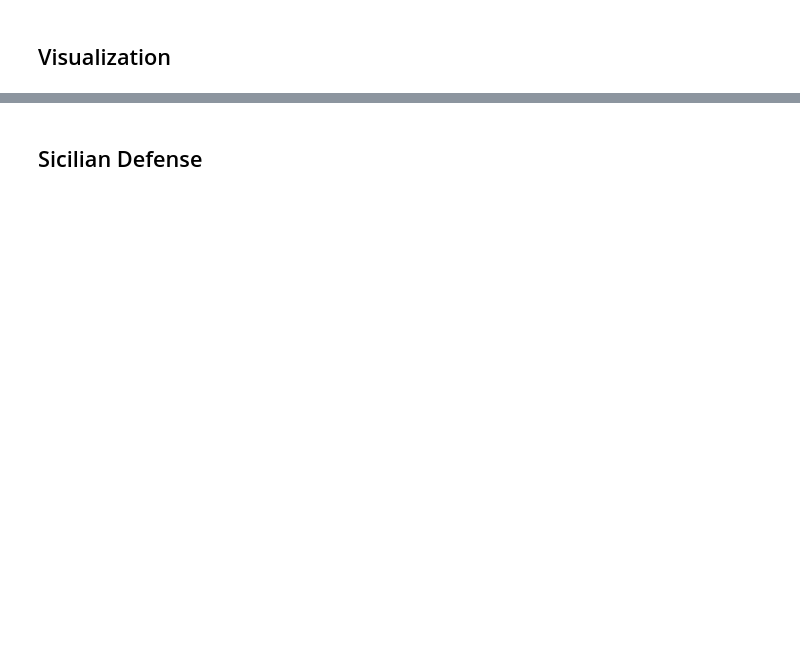
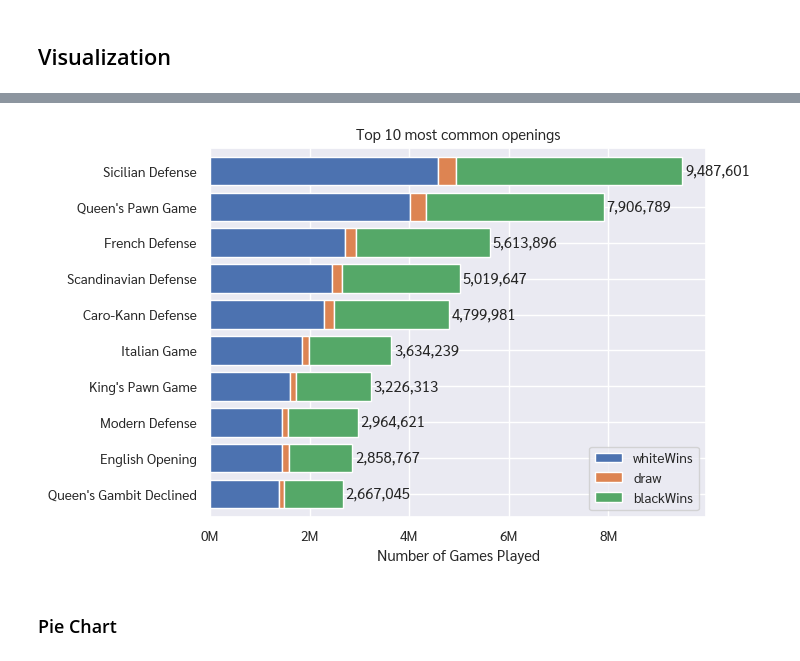
Before and after one commit to PawinChan/bigChessData, a Jupyter notebook: nb_GeneralVisualization.ipynb, the cells around one changed output, grey strips where cells are left out. Cells and saved outputs as stored; diff of their text form; code cells hidden in the pictures; blank space fills up the shorter version.

```diff
--- a/nb_GeneralVisualization.ipynb
+++ b/nb_GeneralVisualization.ipynb
@@ -125,4 +113,4 @@ sb.set_theme(font="Sarabun", font_scale=0.9)
 # %%
-openingsDf = pd.read_csv('TopOpenings.csv')
+openingsDf = pd.read_csv('TopOpeningsWithWins.csv')
 # %%
 openingsDf
@@ -149,0 +117,6 @@ def thousand_formatter(x, pos):
+# %%
+def formatForPlotting(df, firstN=10, index='opening_name'):
+  return df.head(firstN).sort_values(by='count').drop('count', axis=1).set_index(index).reindex(columns=['whiteWins','draw','blackWins'])
+# %%
+stuffToPlot = formatForPlotting(openingsDf)
+focusedOpenings = list(reversed(list(stuffToPlot.index)))
@@ -150,7 +136,8 @@ def thousand_formatter(x, pos):
 # %%
-plot = sb.barplot(x='opening_count', y='opening_name', data=openingsDf.head(10))
-plot.set(title="Top 10 Most used opening.", ylabel="", xlabel="Number of games played")
-plot.bar_label(plot.containers[0], fmt='{:,.0f}', padding=2)
-plot.xaxis.set_major_formatter(million_formatter)
-plot.xaxis.set_major_locator(ticker.MultipleLocator(base=2*1e6))
-plot.xaxis.set_minor_locator(ticker.MultipleLocator(base=1e6/2))
+openingPlot = stuffToPlot.plot(kind='barh', stacked=True, title='Top 10 most common openings', ylabel='', xlabel='Number of Games Played', width=0.8)
+openingPlot.bar_label(openingPlot.containers[2], fmt='{:,.0f}', padding=2)
+openingPlot.xaxis.set_major_formatter(tm_formatter)
+openingPlot.xaxis.set_major_locator(ticker.MultipleLocator(base=2*1e6))
+openingPlot.xaxis.set_minor_locator(ticker.MultipleLocator(base=1e6/2))
+# %% [output]
+[figure, added]
@@ -159,2 +152,2 @@ plot.get_figure().savefig('Top10Openings.png', dpi=300, facecolor='w', bbox_inch
-# %% [markdown]
-## Sicilian Defense
+# %% [markdown]
+### Pie Chart
```
Also changed, not shown: parts of 29 cells of this notebook, 47 other files.
